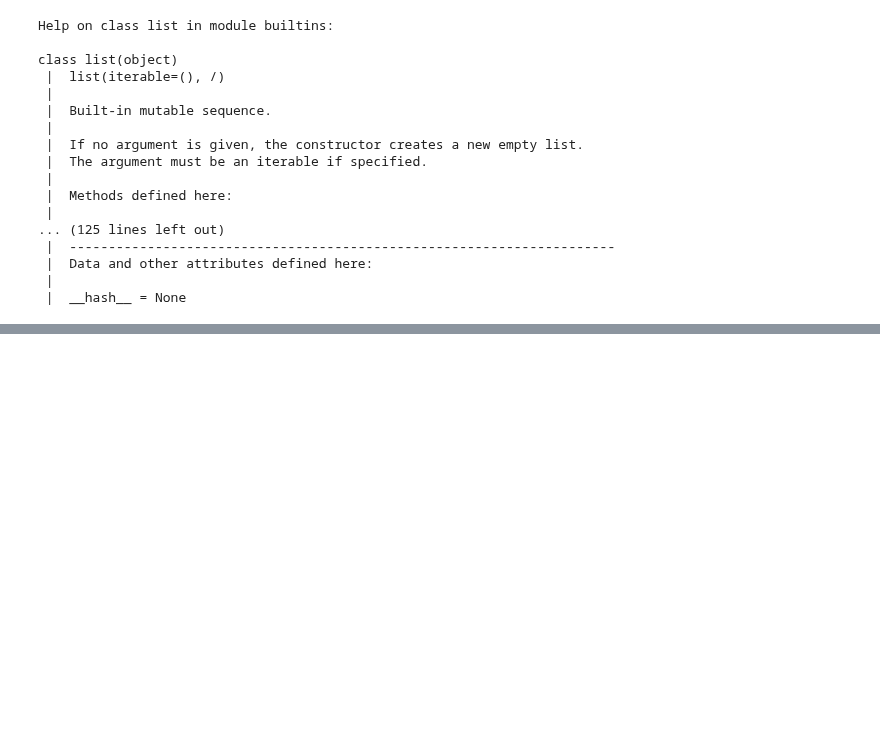
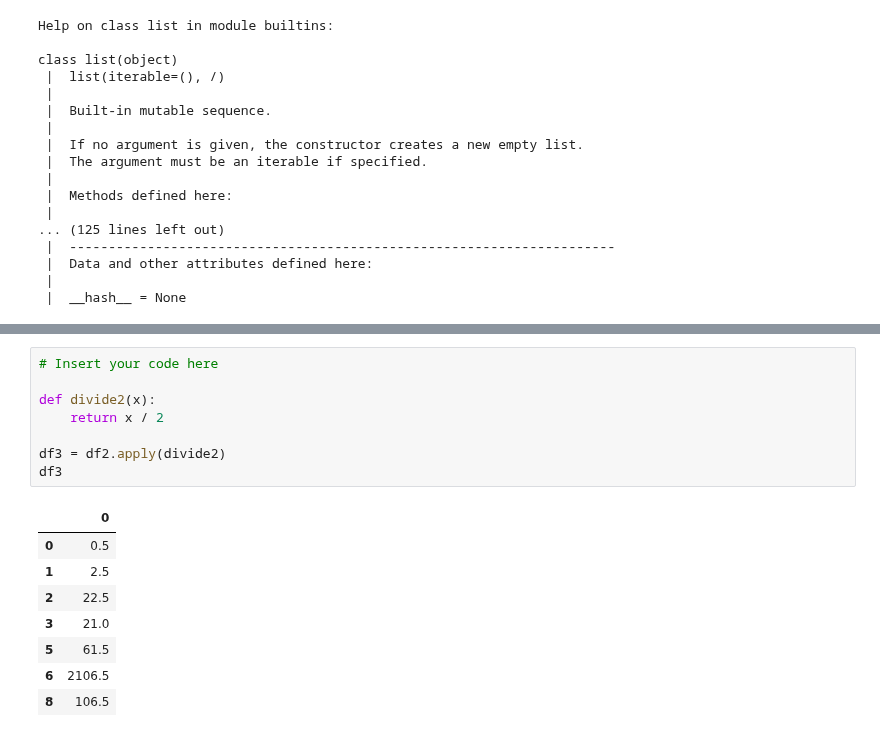
Before and after one commit to abdullahcayde/DataEngineerBootCamp, a Jupyter notebook: 6_140_OOP_.ipynb, the cells around one changed output, grey strips where cells are left out. Cells and saved outputs as stored; diff of their text form; blank space fills up the shorter version.

```diff
--- a/6_140_OOP_.ipynb
+++ b/6_140_OOP_.ipynb
@@ -146,0 +868,17 @@ class list(object)
+# %%
+# Insert your code here
+
+def divide2(x):
+    return x / 2
+
+df3 = df2.apply(divide2)
+df3
+# %% [output]
+|  | 0 |
+| 0 | 0.5 |
+| 1 | 2.5 |
+| 2 | 22.5 |
+| 3 | 21.0 |
+| 5 | 61.5 |
+| 6 | 2106.5 |
+| 8 | 106.5 |
```
Also changed, not shown: parts of 75 cells of this notebook, 15 other files.
